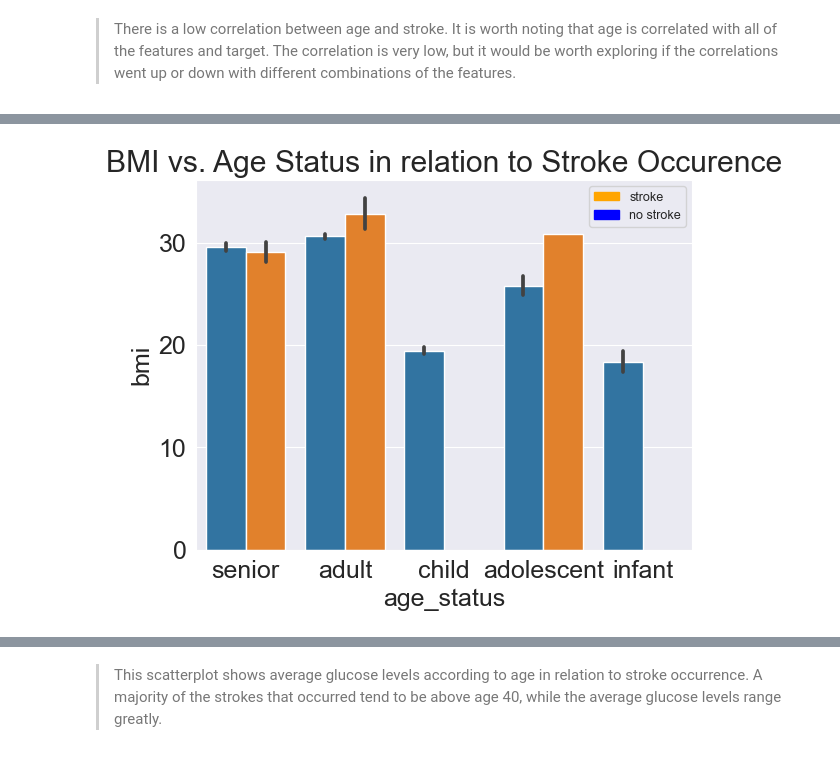
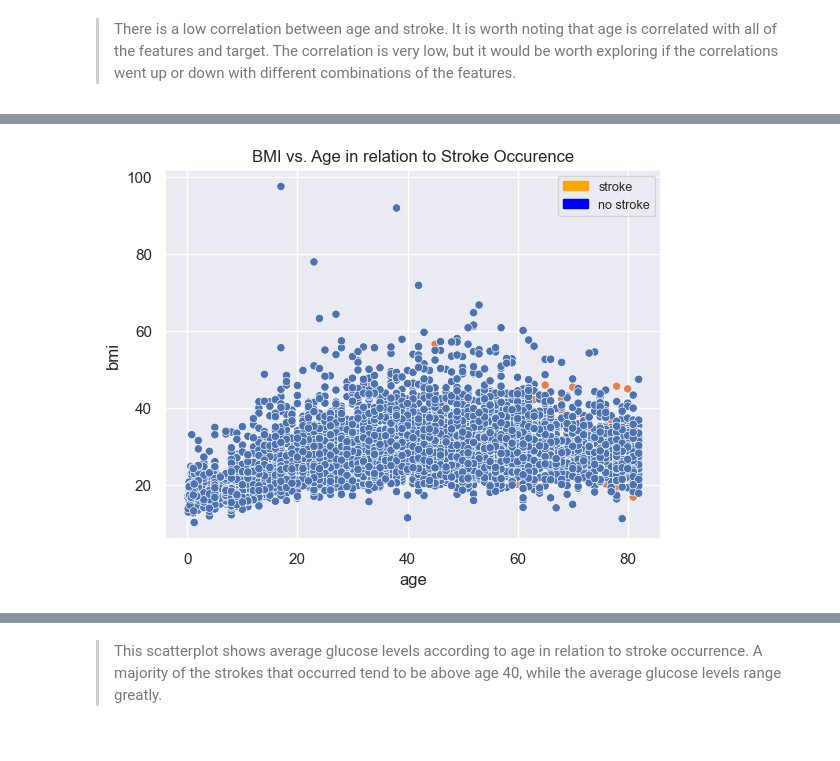
Before and after one commit to kevinbrnett/Project-2--Classification, a Jupyter notebook: Project_2_Part_4.ipynb, the cells around one changed output, grey strips where cells are left out. Drawn from its saved outputs; the diff is of its cells as text; code cells hidden in the pictures.

Commit message:
Data cleaning and EDA

```diff
--- a/Project_2_Part_4.ipynb
+++ b/Project_2_Part_4.ipynb
@@ -47,6 +47,8 @@ from sklearn.model_selection import GridSearchCV
 from sklearn.metrics import (roc_auc_score, ConfusionMatrixDisplay, precision_score,
                              PrecisionRecallDisplay, recall_score, RocCurveDisplay, f1_score,
                             accuracy_score, classification_report)
+
+sns.set(style="darkgrid")
 # %% [markdown]
 ## Load Data Set
 # %%
@@ -179,0 +198,4 @@ dtype: int64
+# %%
+# Drop missing values in 'bmi' column
+df.dropna(subset='bmi', inplace=True)
+df.isna().sum()
@@ -318,6 +311,6 @@ Name: age, Length: 104, dtype: int64
 # %%
-# Create new categorical column for 'age' column
-df['age_status'] = df['age'].apply(lambda x: 'infant' if x <= 1 else 'child' if x > 1
-                           and x <= 12 else 'adolescent' if x > 12 and x <= 17
-                           else 'adult' if x > 17 and x < 65 else 'senior')
-df['age_status'].value_counts(normalize=True)
+# # Create new categorical column for 'age' column
+# df['age_status'] = df['age'].apply(lambda x: 'infant' if x <= 1 else 'child' if x > 1
+#                            and x <= 12 else 'adolescent' if x > 12 and x <= 17
+#                            else 'adult' if x > 17 and x < 65 else 'senior')
+# df['age_status'].value_counts(normalize=True)
@@ -364,16 +356,2 @@ plt.xticks(rotation=45);
 # %% [markdown]
 > There is a low correlation between age and stroke. It is worth noting that age is correlated with all of the features and target. The correlation is very low, but it would be worth exploring if the correlations went up or down with different combinations of the features.
-# %%
-# Create for loop to create histograms for numeric features
-# Create variable to select numeric columns
-num_columns = df.select_dtypes('number')
-
-for column in num_columns:
-  plt.figure(figsize = (20, 8))
-  plt.rcParams['font.size'] = 18
-  plt.title(column)
-  sns.histplot(x = df[column])
-
-  # Display visualizations
-  plt.tight_layout()
-  plt.show()
@@ -423,10 +399,10 @@ sns.pairplot(plot_col, hue='stroke');
 # %%
 # bmi vs age_status and the relation of stroke
 orange_label = mpatches.Patch(color='orange', label='stroke')
 blue_label = mpatches.Patch(color='blue', label='no stroke')
 
-sns.barplot(data=df, x='age_status', y='bmi', hue='stroke');
+sns.scatterplot(data=df, x='age', y='bmi', hue='stroke');
 plt.legend(handles=[orange_label, blue_label], fontsize=9, loc='upper right');
-plt.title('BMI vs. Age Status in relation to Stroke Occurence');
+plt.title('BMI vs. Age in relation to Stroke Occurence');
 # %% [output]
-[figure, old version]
+[figure, new version]
```
Also changed, not shown: parts of 65 cells of this notebook.
